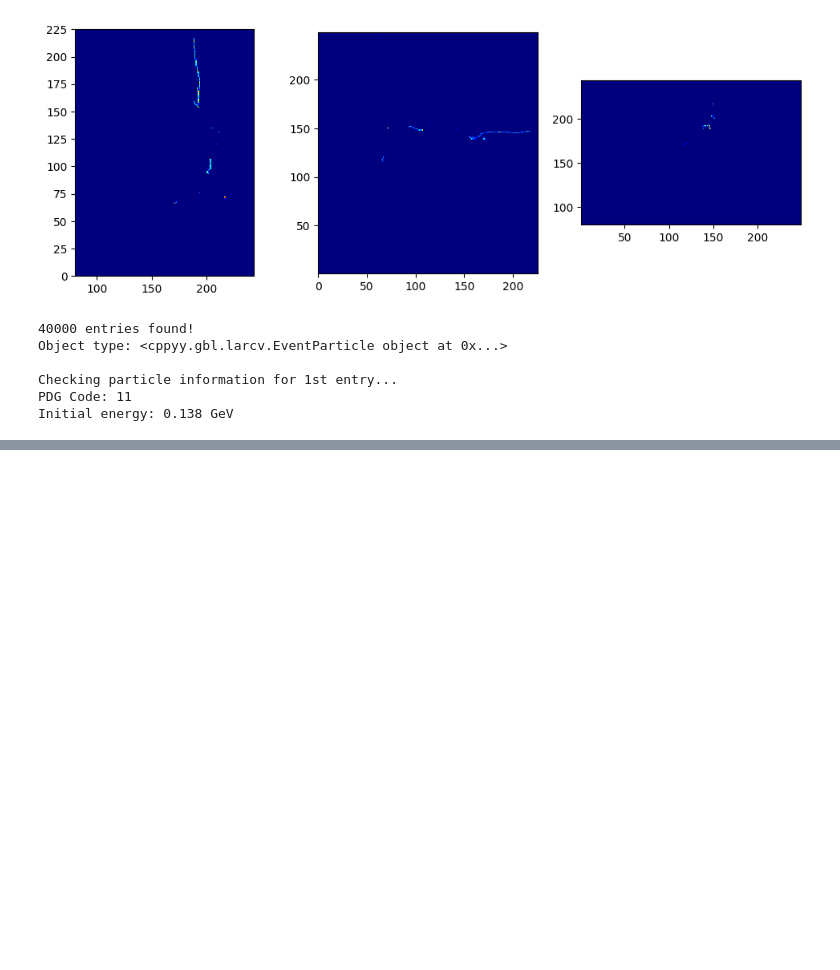
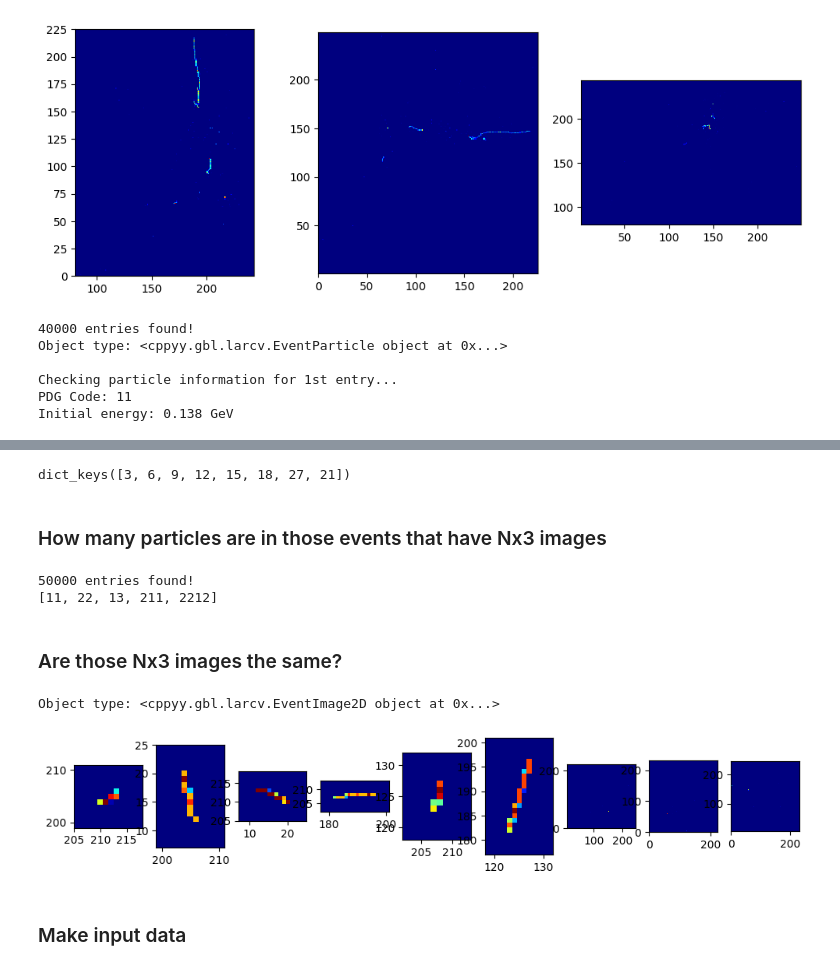
Before and after one commit to cpareja3025/phys139-239_final_project, a Jupyter notebook: notebooks/check_root_data.ipynb, the cells around one changed output, grey strips where cells are left out. Cells and saved outputs as stored; diff of their text form; code cells hidden in the pictures; blank space fills up the shorter version.

```diff
--- a/notebooks/check_root_data.ipynb
+++ b/notebooks/check_root_data.ipynb
@@ -76,0 +127,59 @@ Initial energy: 0.138 GeV
+# %%
+print(events.keys())
+# %% [output]
+dict_keys([3, 6, 9, 12, 15, 18, 27, 21])
+# %% [markdown]
+### How many particles are in those events that have Nx3 images
+# %%
+chain_particle_train = ROOT.TChain('particle_mctruth_tree')
+chain_particle_train.AddFile('../data/root/train_50k.root')
+print(chain_image2d_train.GetEntries(),'entries found!')
+
+pdgIds = []
+for i in events[3]:
+    chain_particle_train.GetEntry(i)
+    cpp_object = chain_particle_train.particle_mctruth_branch
+    for index, particle in enumerate(cpp_object.as_vector()):
+        if index!=0:
+            print('Initial energy: {:.3} GeV'.format(particle.energy_init()))
+        else:
+            if particle.pdg_code() not in pdgIds:
+                pdgIds.append(particle.pdg_code())
+
+print(pdgIds)
+# %% [output]
+50000 entries found!
+[11, 22, 13, 211, 2212]
+# %% [markdown]
+### Are those Nx3 images the same?
+# %%
+num_images = 9
+event = events[num_images][4] # pick a event
+
+chain_image2d_train.GetEntry(event)
+cpp_object = chain_image2d_train.image2d_data_branch
+print('Object type:',cpp_object)
+
+# Get std::vector<larcv::Image2D>
+image2d_array = cpp_object.as_vector()
+# Dump images
+fig, axes = plt.subplots(1, image2d_array.size(), figsize=(12,4), facecolor='w')
+for index,image2d in enumerate(image2d_array):
+    image2d_numpy = larcv.as_ndarray(image2d)
+    axes[index].imshow(image2d_numpy, interpolation='none',cmap='jet')
+    # Find bounds for non-zero pixels + padding of 5 pixels
+    nz_pixels=np.where(image2d_numpy>0.0)
+    ylim = (np.min(nz_pixels[0])-5,np.max(nz_pixels[0])+5)
+    xlim = (np.min(nz_pixels[1])-5,np.max(nz_pixels[1])+5)
+    # Adjust for allowed image range
+    ylim = (np.max((ylim[0],0)), np.min((ylim[1],image2d_numpy.shape[1]-1)))
+    xlim = (np.max((xlim[0],0)), np.min((xlim[1],image2d_numpy.shape[0]-1)))
+    # Set range
+    axes[index].set_ylim(ylim)
+    axes[index].set_xlim(xlim)
+plt.show()
+# %% [output]
+Object type: <cppyy.gbl.larcv.EventImage2D object at 0x...>
+[figure, added]
+# %% [markdown]
+### Make input data
```
Also changed, not shown: parts of 12 cells of this notebook.
